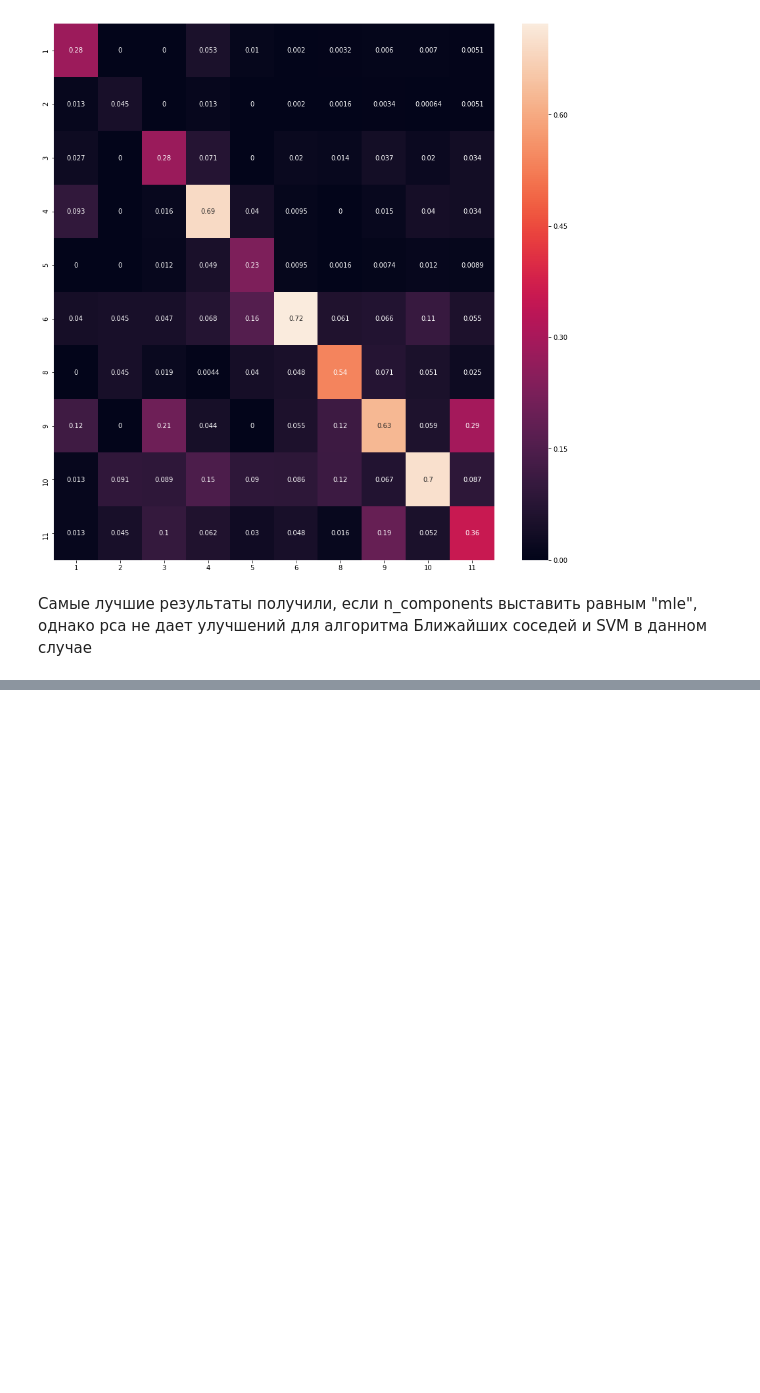
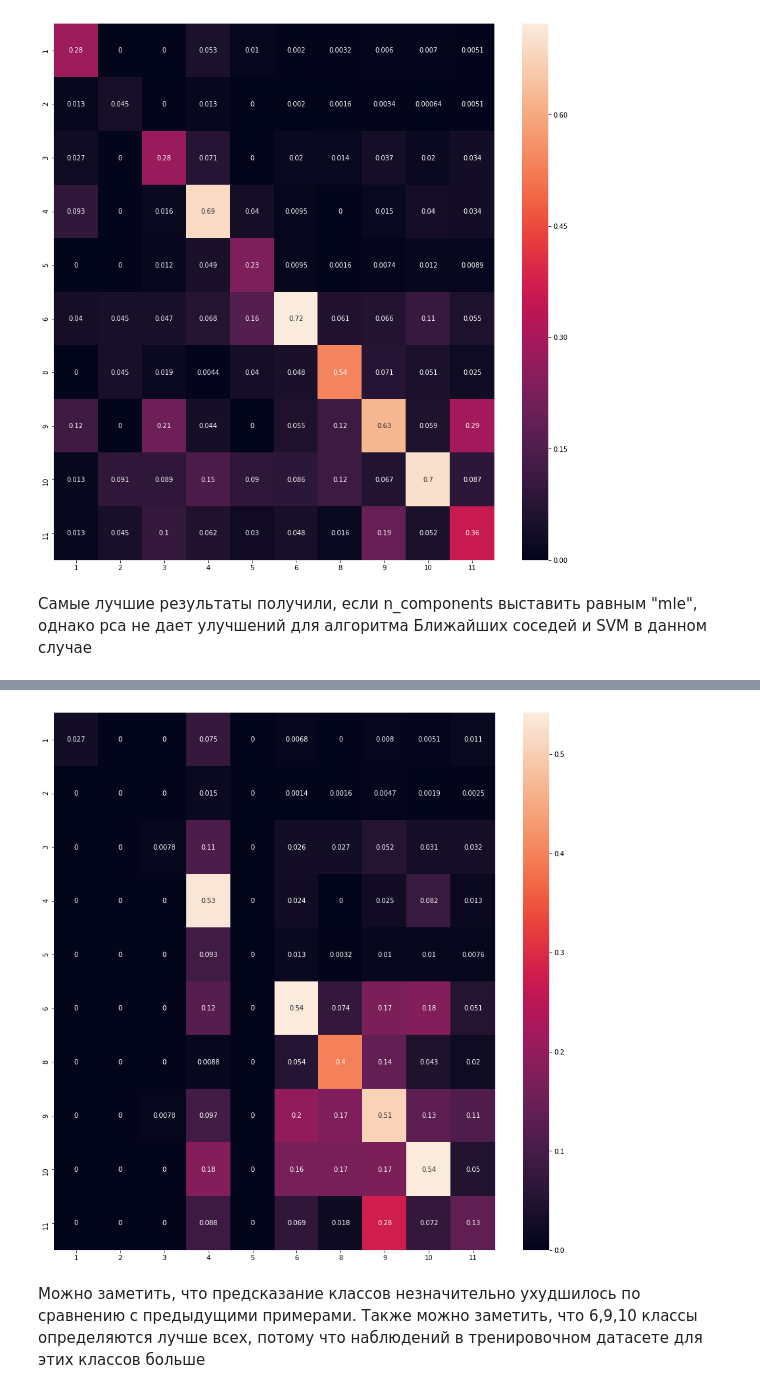
Before and after one commit to topusOctopus/Ml_tasks_Zolotykh, a Jupyter notebook: lab1_classification.ipynb, the cells around one changed output, grey strips where cells are left out. Saved outputs shown, nothing was run; the diff lists cells and outputs as text; code cells hidden in the pictures; blank space fills up the shorter version.

```diff
--- a/lab1_classification.ipynb
+++ b/lab1_classification.ipynb
@@ -1116,0 +1462,4 @@ ax = sns.heatmap(cnf_matrix / cnf_matrix.astype(np.float).sum(axis=1), annot=Tru
+# %%
+alpha_ = 0.00002
+mlp_model = MLPClassifier(hidden_layer_sizes = (100,), solver = 'lbfgs', activation = 'logistic', random_state = 42, alpha=alpha_)
+mlp_model.fit(X_train, y_train)
@@ -1116,0 +1480,3 @@ ax = sns.heatmap(cnf_matrix / cnf_matrix.astype(np.float).sum(axis=1), annot=Tru
+# %%
+y_train_pred = mlp_model.predict(X_train)
+y_test_pred = mlp_model.predict(X_test)
@@ -1116,0 +1498,12 @@ ax = sns.heatmap(cnf_matrix / cnf_matrix.astype(np.float).sum(axis=1), annot=Tru
+# %%
+# confusion matrix
+cnf_matrix = confusion_matrix(y_test, y_test_pred,labels=labels_)
+# %%
+# normalized cofusion matrix
+plt.figure(figsize=(15,15))
+ax = sns.heatmap(cnf_matrix / cnf_matrix.astype(np.float).sum(axis=1), annot=True,xticklabels=labels_,yticklabels=labels_)
+# %% [output]
+[figure, added]
+# %% [markdown]
+Можно заметить, что предсказание классов незначительно ухудшилось по сравнению с предыдущими примерами.
+Также можно заметить, что 6,9,10 классы определяются лучше всех, потому что наблюдений в тренировочном датасете для этих классов больше
```
Also changed, not shown: parts of 102 cells of this notebook.
